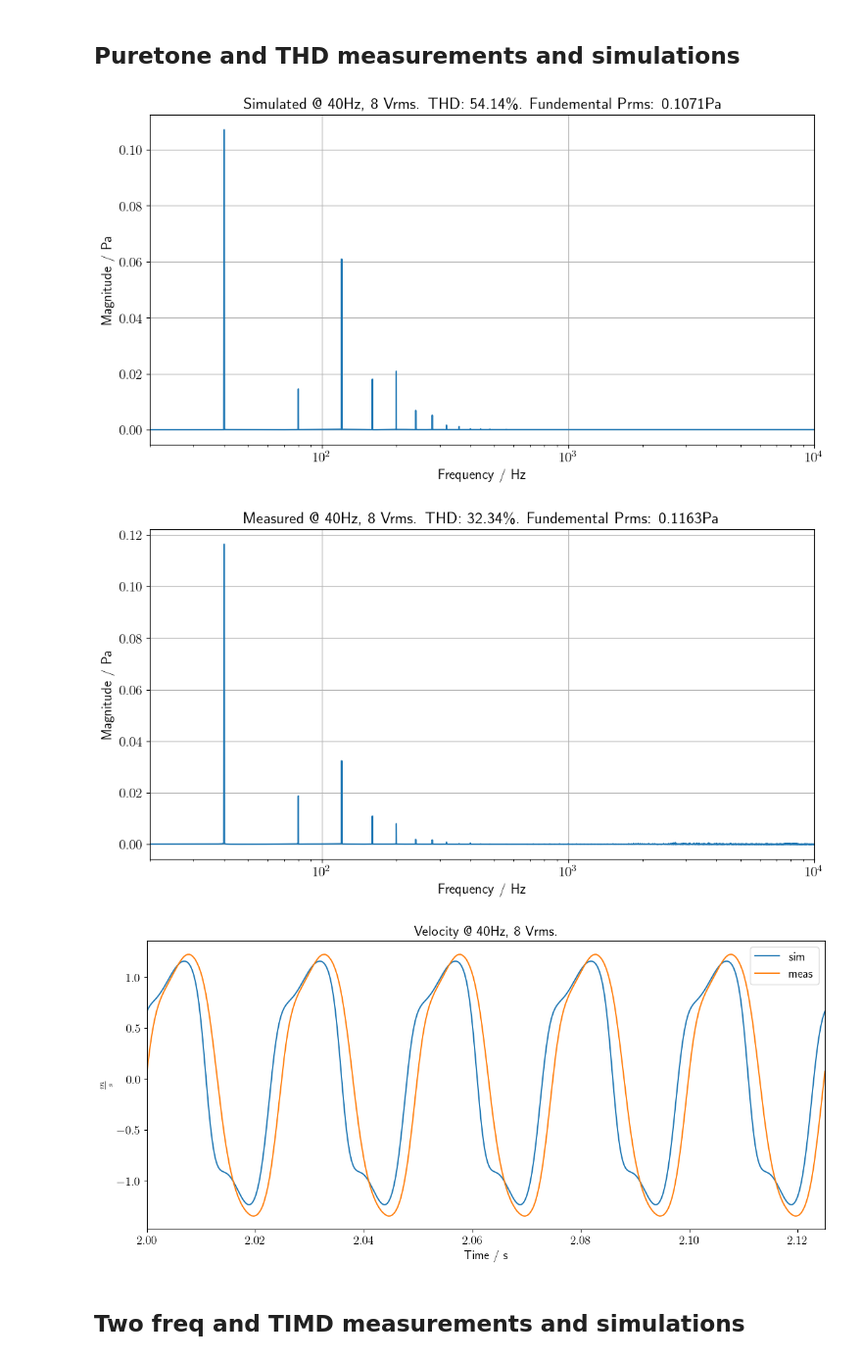
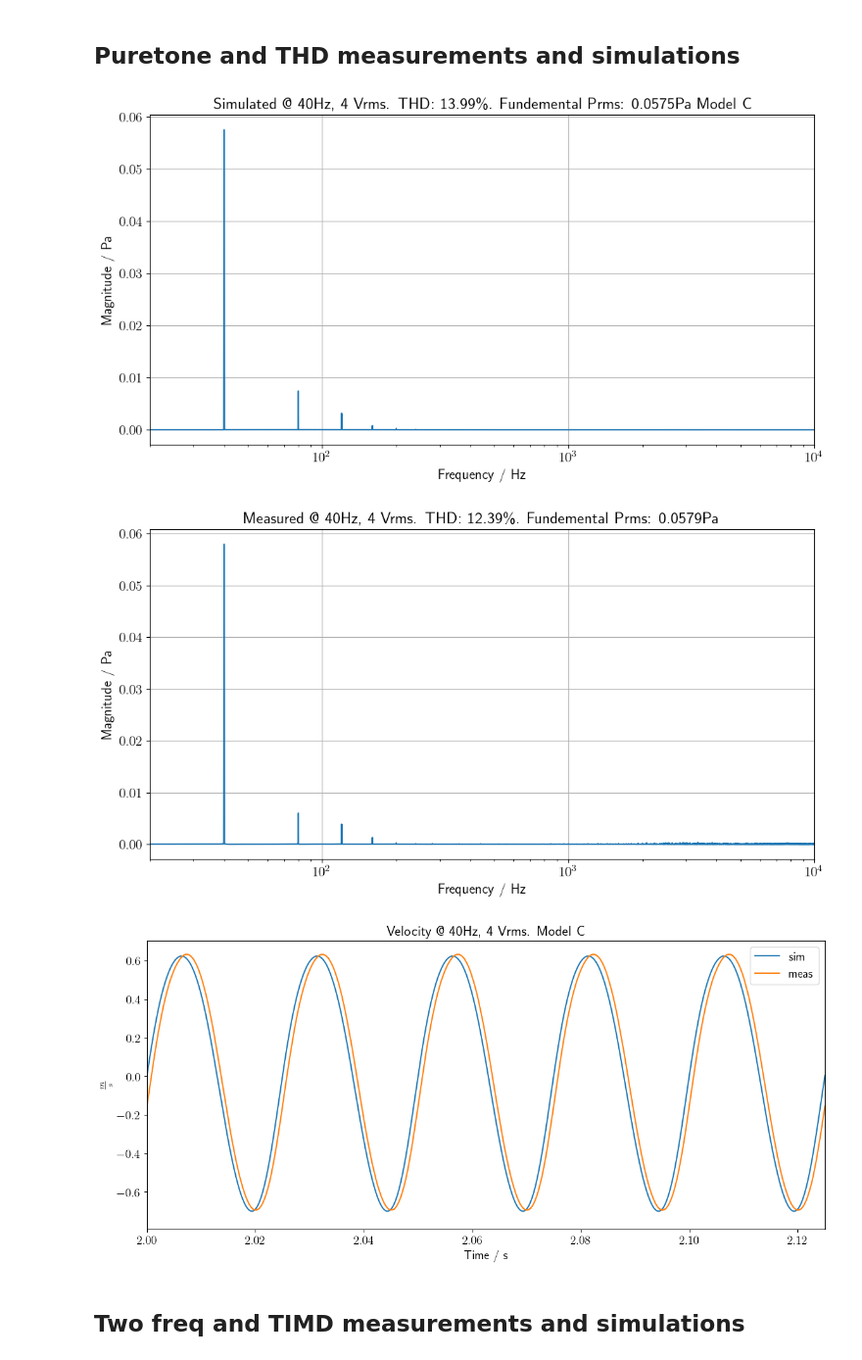
Before and after one commit to istlf/non-linear-transducers-project, a Jupyter notebook: Lab D.ipynb, the cells around one changed output. Shown at 98% size. Cells and saved outputs as stored; diff of their text form; code cells hidden in the pictures.

Commit message:
Updated LabD to accomendate for both models

```diff
--- a/Lab D.ipynb
+++ b/Lab D.ipynb
@@ -209,10 +209,13 @@ Minimum Linear fs: 13027.62
 
 radius = 4e-2
 
+# Choose Model (B or C)
+model = "C"
+
 # Run it with single tone
 freq = 40
 T = 1/freq
-Vrms = 8
+Vrms = 4
 
 path = "C:/Users/aske-/Documents/DTU/Kandidat/3. semester/Non linear transducers/Gruppe 2 - lab c og d/Gruppe 2 - lab c og d"
 
@@ -235,8 +238,9 @@ u = np.sqrt(2)*Vrms*np.sin(2 * np.pi * freq * t_eval)
 # u(t) function - ie to be able to find values between sample values..
 u_func = interp1d(t_eval, u, kind='linear', fill_value="extrapolate")
 
-sol = solve_ivp(
-    fun=solver.loudspeaker_ode,
+if model == "B":
+    sol = solve_ivp(
+    fun=solver.loudspeaker_ode_model_B,
     t_span=(0, duration),
     y0=x0,
     t_eval=t_eval,
@@ -244,7 +248,18 @@ sol = solve_ivp(
     method='RK45',
     rtol=1e-3,       # 1e-3   (was 5)
     atol=1e-6        # 1e-6 ( was 8)
-)
+    )
+elif model == "C":
+    sol = solve_ivp(
+    fun=solver.loudspeaker_ode_model_C,
+    t_span=(0, duration),
+    y0=x0,
+    t_eval=t_eval,
+    args=(u_func, params, polys),
+    method='RK45',
+    rtol=1e-3,       # 1e-3   (was 5)
+    atol=1e-6        # 1e-6 ( was 8)
+    )
 
 sim_data = np.vstack((sol.t, u, sol.y))
 
@@ -254,31 +269,31 @@ v_sim = sim_data[5]
 # %%
 import util
 Prms_meas = util.find_fundemental_pRMS(v_meas, fs, freq, radius)
 THD_meas, THD_data_meas = util.thd_spl(v_meas, fs, radius=radius)
 THD_meas = THD_meas*100
 
 Prms_sim = util.find_fundemental_pRMS(v_sim, fs, freq, radius)
 THD_sim, THD_data_sim = util.thd_spl(v_sim, fs, radius=radius)
 THD_sim = THD_sim*100
 
-util.plot_spectrum_in_spl(v_sim, fs, radius=radius, xlim=[20,10e3], title=f"Simulated @ {freq}Hz, {Vrms} Vrms. THD: {THD_sim:.2f}\\%. Fundemental Prms: {Prms_sim:.4f}Pa", save="figures/simulated_" + str(freq) + "Hz_" + str(Vrms) + "Vrms.png")
+util.plot_spectrum_in_spl(v_sim, fs, radius=radius, xlim=[20,10e3], title=f"Simulated @ {freq}Hz, {Vrms} Vrms. THD: {THD_sim:.2f}\\%. Fundemental Prms: {Prms_sim:.4f}Pa Model " + model , save="figures/simulated_" + str(freq) + "Hz_" + str(Vrms) + "Vrms_Model" + model + ".png")
 util.plot_spectrum_in_spl(v_meas, fs_meas, radius=4e-2, title=f"Measured @ {freq}Hz, {Vrms} Vrms. THD: {THD_meas:.2f}\\%. Fundemental Prms: {Prms_meas:.4f}Pa", xlim=[20,10e3], save="figures/measured_" + str(freq) + "Hz_" + str(Vrms) + "Vrms.png")
 
 util.init_latex()
 plt.figure(figsize=(14,6))
 plt.plot(t_sim, v_sim, label="sim")
 plt.plot(t_sim, v_meas, label="meas")
 plt.xlabel("Time / s")
 plt.ylabel("$\\frac{m}{s}$")
-plt.title(f"Velocity @ {freq}Hz, {Vrms} Vrms.")
+plt.title(f"Velocity @ {freq}Hz, {Vrms} Vrms. Model " + model)
 plt.legend()
 plt.xlim([2,2 + 5*1/freq])
-plt.savefig("figures/time_" + str(freq) + "Hz_" + str(Vrms) + "Vrms.png", bbox_inches="tight")
+plt.savefig("figures/time_" + str(freq) + "Hz_" + str(Vrms) + "Vrms_Model_" + model + ".png", bbox_inches="tight")
 plt.show()
 # %% [output]
-[figure, old version]
+[figure, new version]
-[figure, old version]
+[figure, new version]
-[figure, old version]
+[figure, new version]
 # %% [markdown]
 ## Two freq and TIMD measurements and simulations
 # %%
```
Also changed, not shown: parts of 2 cells of this notebook, 14 other files.
